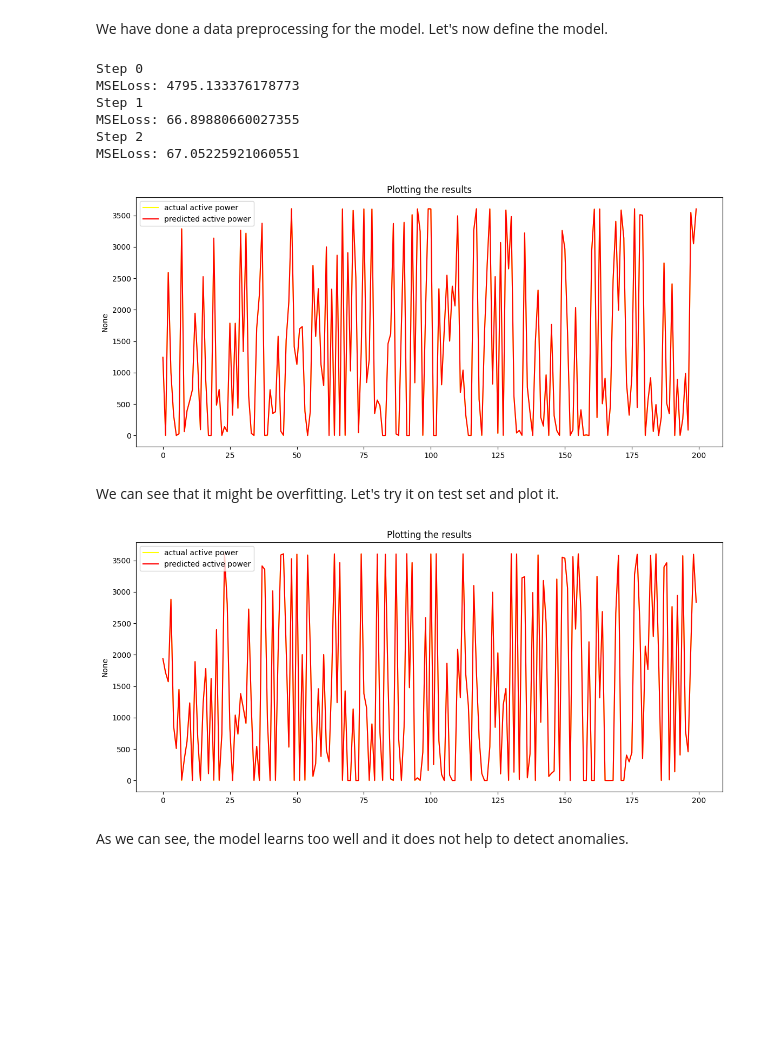
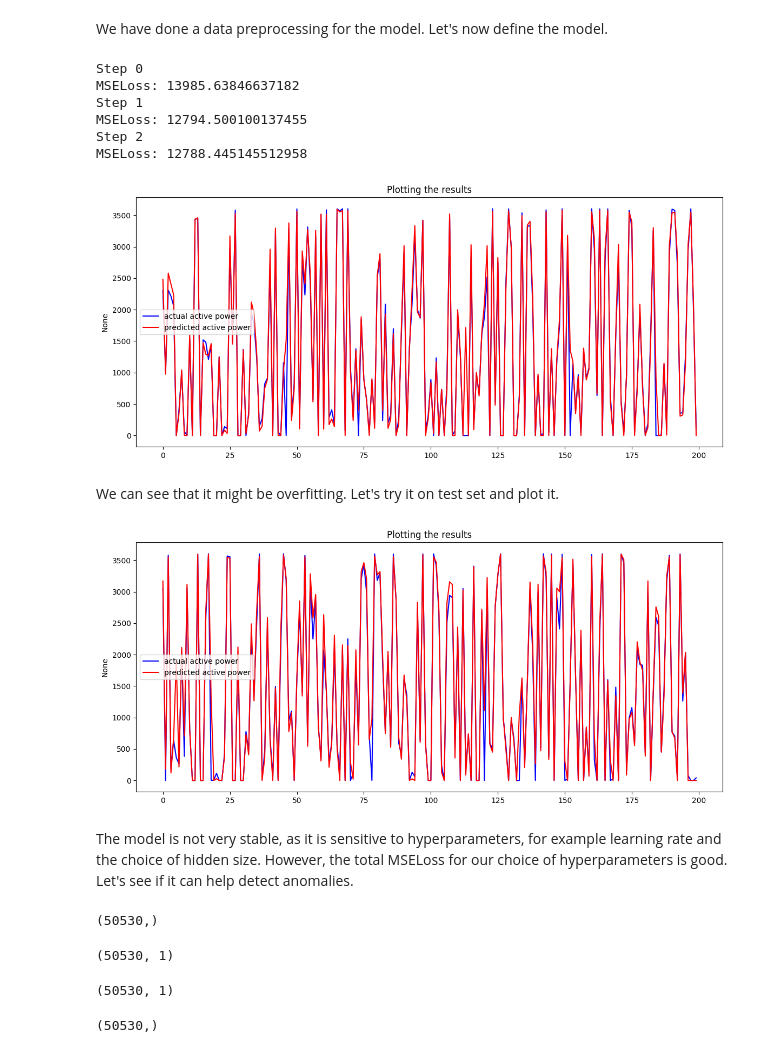
Before and after one commit to thuongtuandang/energy_anomaly_detection, a Jupyter notebook: autoencoders.ipynb, the cells around one changed output. Saved outputs shown, nothing was run; the diff lists cells and outputs as text; code cells hidden in the pictures; blank space fills up the shorter version.

```diff
--- a/autoencoders.ipynb
+++ b/autoencoders.ipynb
@@ -66,5 +66,5 @@ df.head()
 | 4 | 380.650696 | 5.577941 | 491.702972 | 265.674286 | 1 | 1 | 2018 | 3 | ... |
 # %%
 X = df.values
-y = X
+y = df.values
 # %%
@@ -113,11 +143,11 @@ class Autoencoder(nn.Module):
 import torch.optim as optim
 
 input_size = X_train.shape[1]
-hidden_size = 16
+hidden_size = 4
 model = Autoencoder(input_size, hidden_size)
 
 # Define loss function and optimizer
-learning_rate = 0.001
+learning_rate = 0.01
 criterion = nn.MSELoss()
 optimizer = optim.Adam(model.parameters(), lr = learning_rate)
 # %%
@@ -125,9 +155,9 @@ optimizer = optim.Adam(model.parameters(), lr = learning_rate)
 n_epochs = 3
 for i in range(n_epochs):
     MSELoss = 0
-    for x, y in zip(X_train, y_train):
+    for x, y_true in zip(X_train, y_train):
         output = model.forward(x)
-        loss = criterion(output, y)
+        loss = criterion(output, y_true)
         MSELoss += loss.item()
         optimizer.zero_grad()
         loss.backward()
@@ -138,29 +168,29 @@ for i in range(n_epochs):
         print(f"MSELoss: {MSELoss/X_train.shape[0]}")
 # %% [output]
 Step 0
-MSELoss: 4795.133376178773
+MSELoss: 13985.63846637182
 Step 1
-MSELoss: 66.89880660027355
+MSELoss: 12794.500100137455
 Step 2
-MSELoss: 67.05225921060551
+MSELoss: 12788.445145512958
 # %%
 import matplotlib.pyplot as plt
 import seaborn as sns
 
 reconstructed_data = []
 for x in X_train:
     r_data = model(x).detach().numpy()
     reconstructed_data.append(r_data[0])
 
 plt.figure(figsize=(14, 6))
 length = 200
-sns.lineplot(x = range(length), y = y_train[200:400, 0], label = 'actual active power', color = "yellow")
+sns.lineplot(x = range(length), y = y_train[200:400, 0], label = 'actual active power', color = "blue")
 sns.lineplot(x = range(length), y = reconstructed_data[200:400], label = 'predicted active power', color = "r")
 plt.title('Plotting the results')
 plt.legend()
 plt.show()
 # %% [output]
-[figure, old version]
+[figure, new version]
 # %% [markdown]
 We can see that it might be overfitting. Let's try it on test set and plot it.
 # %%
@@ -171,12 +201,12 @@ for x in X_test:
 
 plt.figure(figsize=(14, 6))
 length = 200
-sns.lineplot(x = range(length), y = y_test[0:200, 0], label = 'actual active power', color = "yellow")
+sns.lineplot(x = range(length), y = y_test[0:200, 0], label = 'actual active power', color = "b")
 sns.lineplot(x = range(length), y = reconstructed_data[0:200], label = 'predicted active power', color = "r")
 plt.title('Plotting the results')
 plt.legend()
 plt.show()
 # %% [output]
-[figure, old version]
+[figure, new version]
-# %% [markdown]
-As we can see, the model learns too well and it does not help to detect anomalies.
+# %% [markdown]
+The model is not very stable, as it is sensitive to hyperparameters, for example learning rate and the choice of hidden size. However, the total MSELoss for our choice of hyperparameters is good. Let's see if it can help detect anomalies.
@@ -182,0 +218,23 @@ As we can see, the model learns too well and it does not help to detect anomalie
+# %%
+reconstructed_data = np.array(reconstructed_data)
+reconstructed_data.shape
+# %% [output]
+(50530,)
+# %%
+reconstructed_data = reconstructed_data.reshape(-1,1)
+reconstructed_data.shape
+# %% [output]
+(50530, 1)
+# %%
+active_power = y[:,0]
+active_power = active_power.reshape(-1, 1)
+active_power = active_power.detach().numpy()
+active_power.shape
+# %% [output]
+(50530, 1)
+# %%
+residuals = active_power - reconstructed_data
+residuals = residuals.squeeze()
+residuals.shape
+# %% [output]
+(50530,)
```
Also changed, not shown: parts of 6 cells of this notebook, 1 other file.
